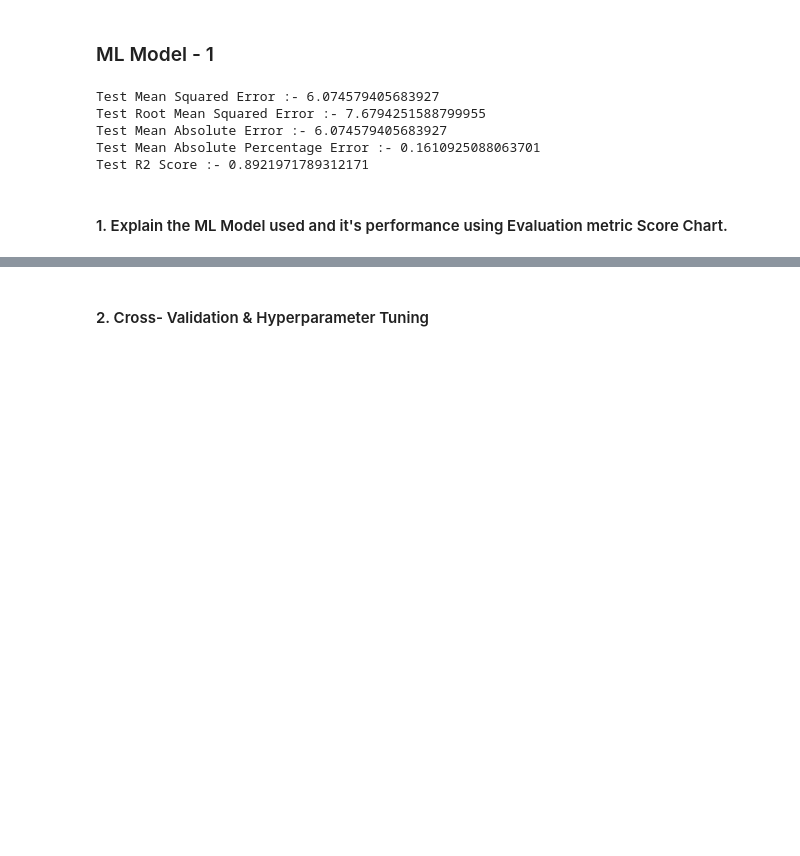
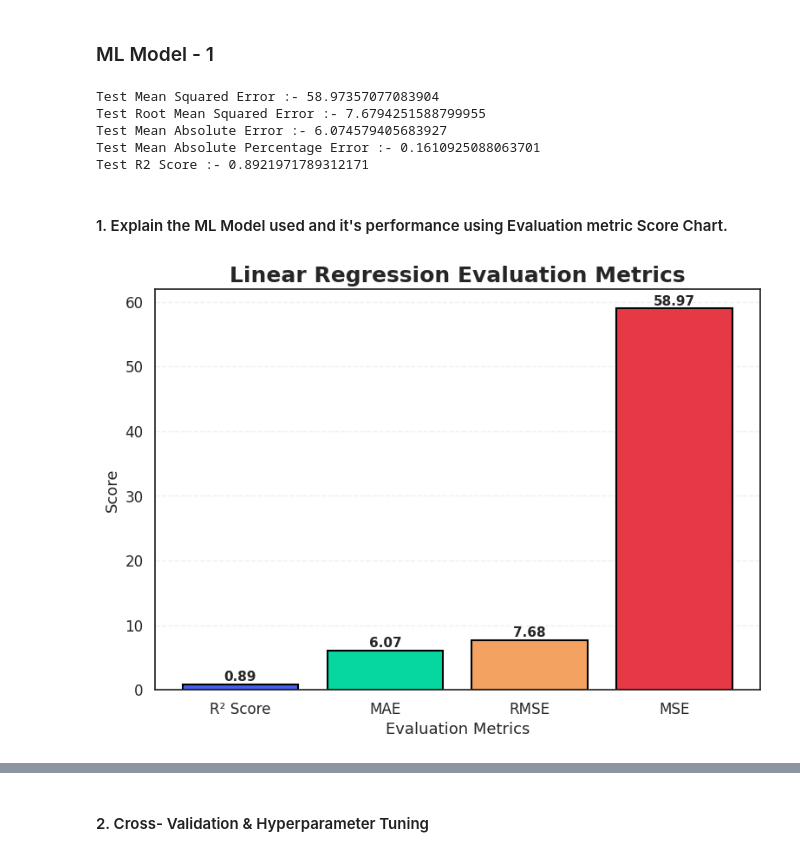
Before and after one commit to Sneha8126/Sneha-copy-of-Sample-ML-Submission-Template, a Jupyter notebook: Sneha_copy_of_Sample_ML_Submission_Template.ipynb, the cells around one changed output, grey strips where cells are left out. Cells and saved outputs as stored; diff of their text form; code cells hidden in the pictures; blank space fills up the shorter version.

Commit message:
Updated Evaluation Metric Score Chart

```diff
--- a/Sneha_copy_of_Sample_ML_Submission_Template.ipynb
+++ b/Sneha_copy_of_Sample_ML_Submission_Template.ipynb
@@ -1429,13 +1429,13 @@ train_pred = model.predict(x_train)
 test_pred = model.predict(x_test)
 
 # Predict on the model
-print('Test Mean Squared Error :-',mean_absolute_error(y_test,test_pred))
+print('Test Mean Squared Error :-', mean_squared_error(y_test, test_pred))
 print('Test Root Mean Squared Error :-',np.sqrt(mean_squared_error(y_test,test_pred)))
 print('Test Mean Absolute Error :-',mean_absolute_error(y_test,test_pred))
 print('Test Mean Absolute Percentage Error :-',mean_absolute_percentage_error(y_test,test_pred))
 print('Test R2 Score :-',r2_score(y_test,test_pred))
 # %% [output]
-Test Mean Squared Error :- 6.074579405683927
+Test Mean Squared Error :- 58.97357077083904
 Test Root Mean Squared Error :- 7.6794251588799955
 Test Mean Absolute Error :- 6.074579405683927
 Test Mean Absolute Percentage Error :- 0.1610925088063701
@@ -1446,0 +1445,51 @@ Test R2 Score :- 0.8921971789312171
+# %%
+# Visualizing evaluation Metric Score chart
+import matplotlib.pyplot as plt
+import numpy as np
+from sklearn.metrics import r2_score, mean_absolute_error, mean_squared_error
+
+# Evaluation Metrics
+r2 = r2_score(y_test, test_pred)
+mae = mean_absolute_error(y_test, test_pred)
+mse = mean_squared_error(y_test, test_pred)
+rmse = np.sqrt(mse)
+
+# Plot
+plt.figure(figsize=(9,6))
+
+metrics = ['R² Score', 'MAE', 'RMSE', 'MSE']
+values = [r2, mae, rmse, mse]
+
+colors = ['#4361EE', '#06D6A0', '#F4A261', '#E63946']
+
+bars = plt.bar(
+    metrics,
+    values,
+    color=colors,
+    edgecolor='black',
+    linewidth=1.5
+)
+
+# Value Labels
+for bar in bars:
+    plt.text(
+        bar.get_x() + bar.get_width()/2,
+        bar.get_height() + 0.5,
+        f'{bar.get_height():.2f}',
+        ha='center',
+        fontsize=11,
+        fontweight='bold'
+    )
+
+plt.title('Linear Regression Evaluation Metrics',
+          fontsize=18,
+          fontweight='bold')
+
+plt.ylabel('Score', fontsize=13)
+plt.xlabel('Evaluation Metrics', fontsize=13)
+
+plt.grid(axis='y', linestyle='--', alpha=0.3)
+
+plt.show()
+# %% [output]
+[figure, added]
```
Also changed, not shown: parts of 6 cells of this notebook.
